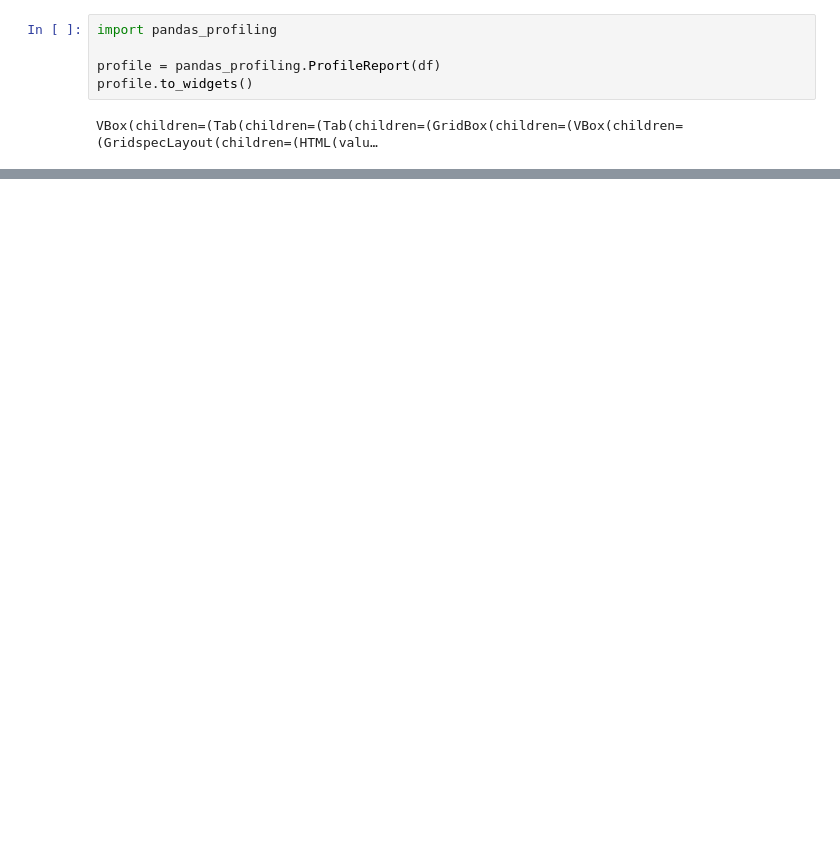
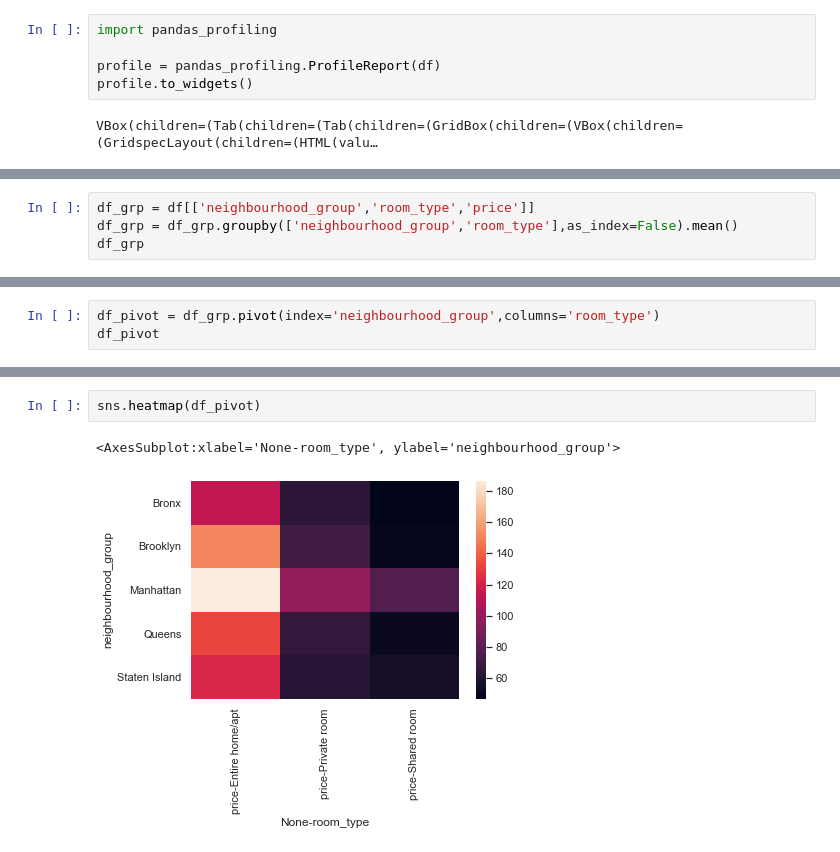
Before and after one commit to kangaroo98/nd0821-c2-build-model-workflow-starter, a Jupyter notebook: src/eda/EDA.ipynb, the cells around one changed output, grey strips where cells are left out. Drawn from its saved outputs; the diff is of its cells as text; blank space fills up the shorter version.

```diff
--- a/src/eda/EDA.ipynb
+++ b/src/eda/EDA.ipynb
@@ -52,0 +86,4 @@ memory usage: 2.5+ MB
+# %%
+df_grp = df[['neighbourhood_group','room_type','price']]
+df_grp = df_grp.groupby(['neighbourhood_group','room_type'],as_index=False).mean()
+df_grp
@@ -52,0 +107,3 @@ memory usage: 2.5+ MB
+# %%
+df_pivot = df_grp.pivot(index='neighbourhood_group',columns='room_type')
+df_pivot
@@ -52,0 +119,5 @@ memory usage: 2.5+ MB
+# %%
+sns.heatmap(df_pivot)
+# %% [output]
+<AxesSubplot:xlabel='None-room_type', ylabel='neighbourhood_group'>
+[figure, added]
```
Also changed, not shown: parts of 17 cells of this notebook.
